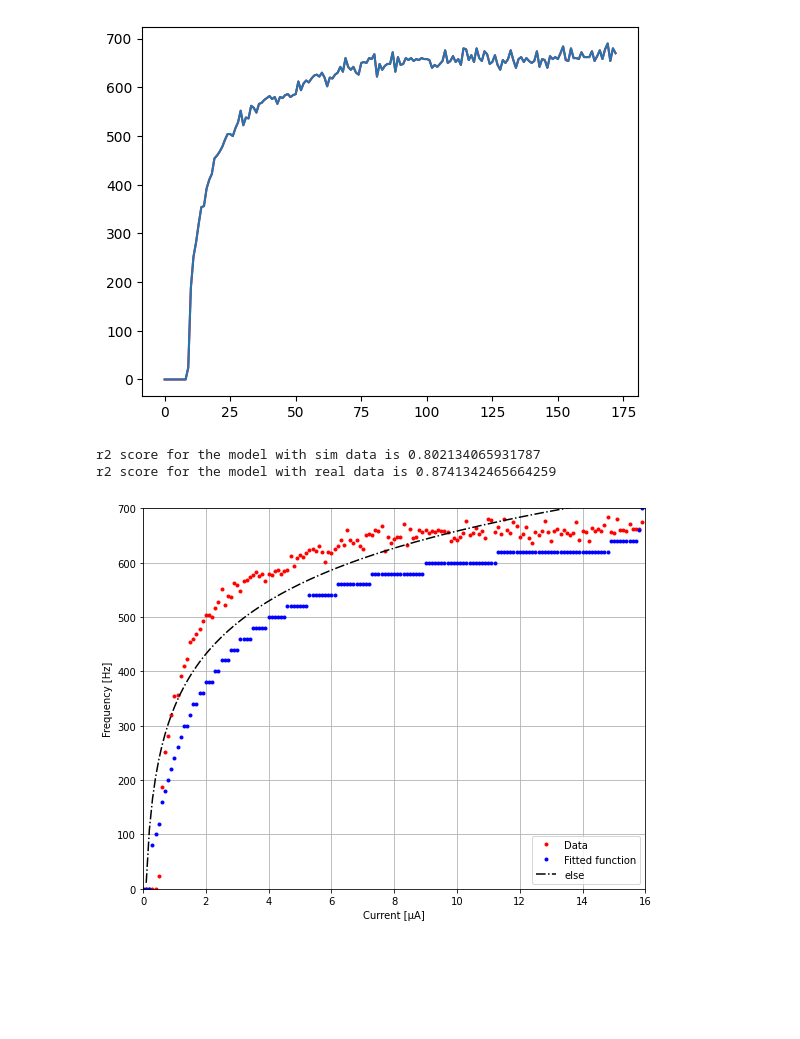
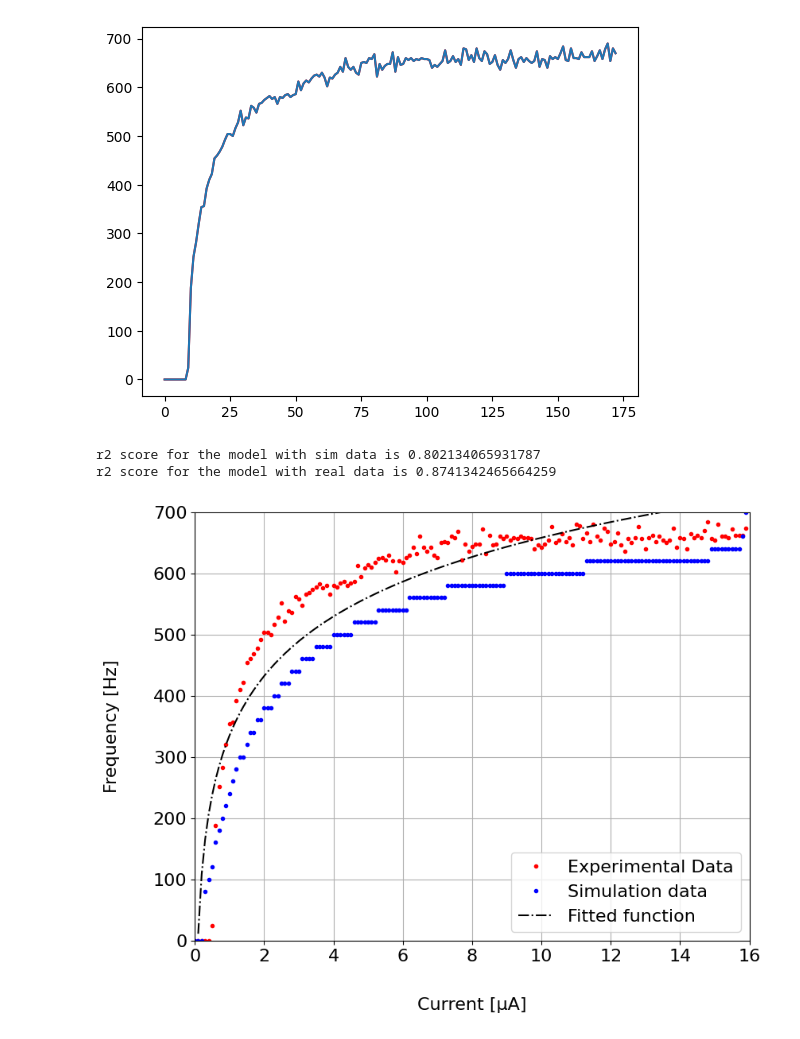
Before and after one commit to RoyceRichmond/AnalogSNN_on_Hardware, a Jupyter notebook: processing.ipynb, the cells around one changed output. Saved outputs shown, nothing was run; the diff lists cells and outputs as text; code cells hidden in the pictures; blank space fills up the shorter version.

```diff
--- a/processing.ipynb
+++ b/processing.ipynb
@@ -117,36 +117,37 @@ sim=pd.read_csv("G:/Mi unidad/Escritorio/National instruments/Scripts/plotvalues
 sims=pd.read_csv("G:/Mi unidad/Escritorio/Pruebas/Finales/Curva sintonizacion/Analysis/plotvalues.csv")["Frequency"]
 x_axisval=np.arange(0,16,0.1)
 
 def f(x):
     """
     Functions that aproximates the firing rate of the neuron
     """
     return ((140.5*np.log(x/0.09247)))
 x = np.linspace(0, 16, 160)
 
 plt.plot(x_axisval,sim[4:164],'.r')
 plt.plot(x_axisval,sims,'.b')
 plt.plot(x_axisval,f(x_axisval),'k-.')
 
 
+plt.rcParams.update({'font.size': 16})
 plt.ylim([0, 700])
 plt.xlim([0, 16])
 plt.grid()
-plt.xlabel("Current [\u03BCA]")
-plt.ylabel("Frequency [Hz]")
-plt.legend(["Data", "Fitted function","else"], loc ="lower right")
-plt.savefig("fitted function.svg")
+plt.xlabel("Current [\u03BCA]",labelpad=30)
+plt.ylabel("Frequency [Hz]",labelpad=30)
+plt.legend(["Experimental Data","Simulation data", "Fitted function"], loc ="lower right")
+plt.savefig("fitted function2.svg")
 
 
 
 from sklearn.metrics import r2_score
 dfs=f(x_axisval)
 dfs[0]=0
 r2 = r2_score(sims, dfs)
 print(f'r2 score for the model with sim data is {r2}')
-r2 = r2_score(sim, dfs)
+r2 = r2_score(sim[4:164], dfs)
 print(f'r2 score for the model with real data is {r2}')
 # %% [output]
 r2 score for the model with sim data is 0.802134065931787
 r2 score for the model with real data is 0.8741342465664259
-[figure, old version]
+[figure, new version]
```
